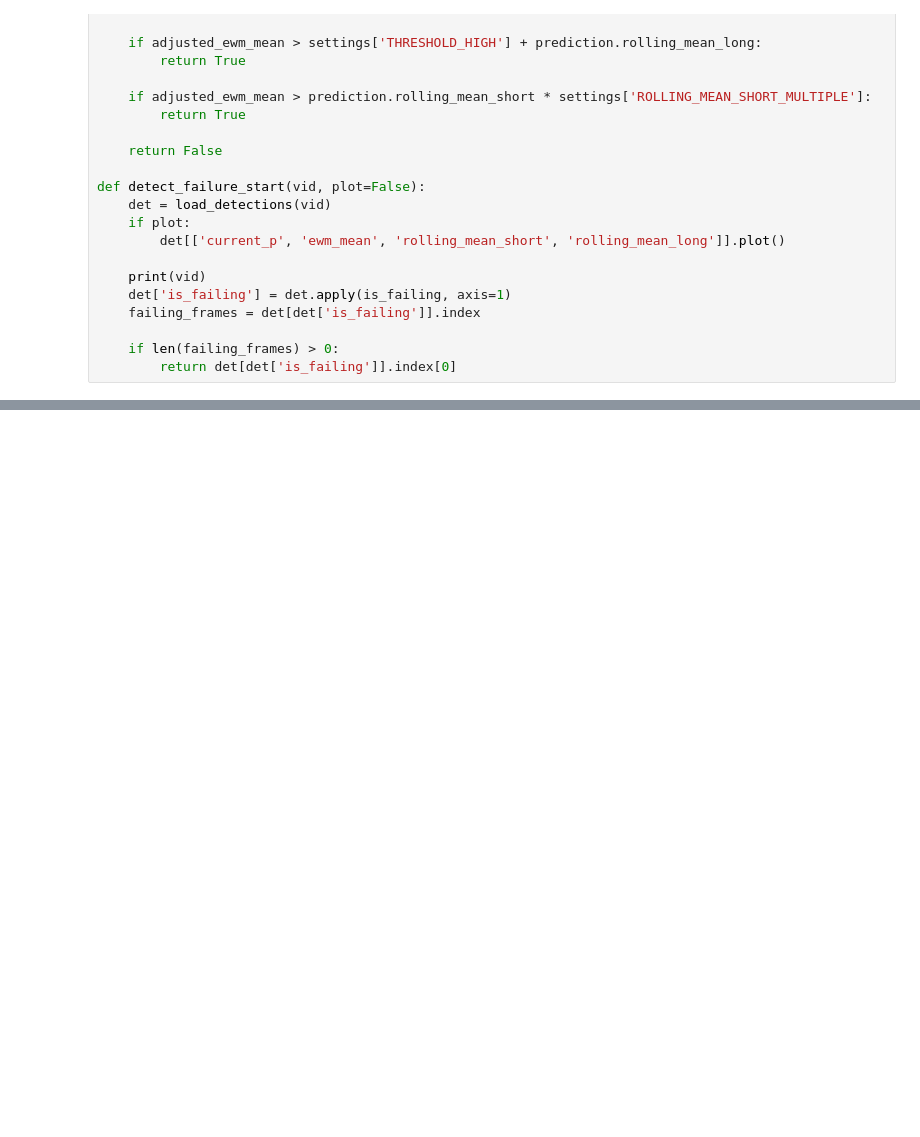
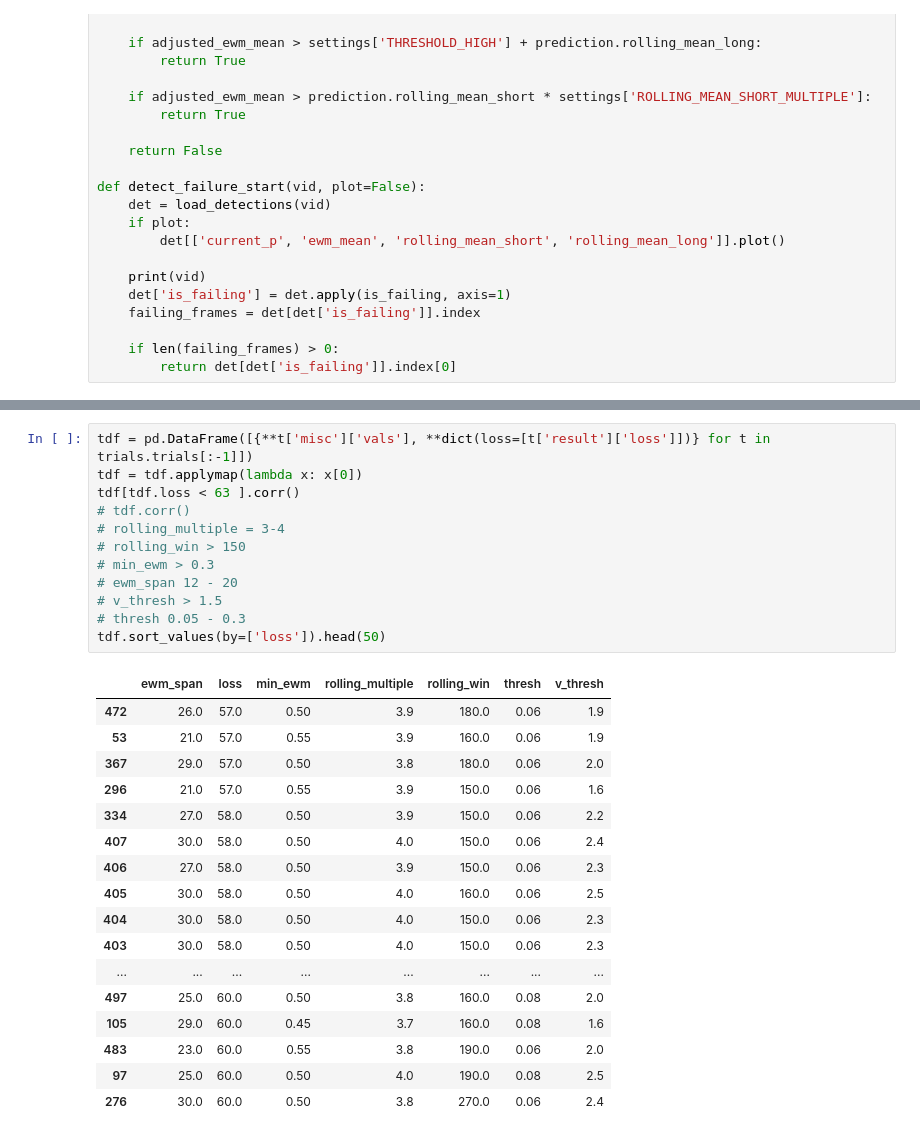
Before and after one commit to test-v1/notebooks-1, a Jupyter notebook: yolo/Prod Model Validation.ipynb, the cells around one changed output, grey strips where cells are left out. Saved outputs shown, nothing was run; the diff lists cells and outputs as text; blank space fills up the shorter version.

```diff
--- a/yolo/Prod Model Validation.ipynb
+++ b/yolo/Prod Model Validation.ipynb
@@ -369,0 +471,30 @@ Text(0, 0.5, '$val$')
+# %%
+tdf = pd.DataFrame([{**t['misc']['vals'], **dict(loss=[t['result']['loss']])} for t in trials.trials[:-1]])
+tdf = tdf.applymap(lambda x: x[0])
+tdf[tdf.loss < 63 ].corr()
+# tdf.corr()
+# rolling_multiple = 3-4
+# rolling_win > 150
+# min_ewm > 0.3
+# ewm_span 12 - 20
+# v_thresh > 1.5
+# thresh 0.05 - 0.3
+tdf.sort_values(by=['loss']).head(50)
+# %% [output]
+|  | ewm_span | loss | min_ewm | rolling_multiple | rolling_win | thresh | v_thresh |
+| 472 | 26.0 | 57.0 | 0.50 | 3.9 | 180.0 | 0.06 | 1.9 |
+| 53 | 21.0 | 57.0 | 0.55 | 3.9 | 160.0 | 0.06 | 1.9 |
+| 367 | 29.0 | 57.0 | 0.50 | 3.8 | 180.0 | 0.06 | 2.0 |
+| 296 | 21.0 | 57.0 | 0.55 | 3.9 | 150.0 | 0.06 | 1.6 |
+| 334 | 27.0 | 58.0 | 0.50 | 3.9 | 150.0 | 0.06 | 2.2 |
+| 407 | 30.0 | 58.0 | 0.50 | 4.0 | 150.0 | 0.06 | 2.4 |
+| 406 | 27.0 | 58.0 | 0.50 | 3.9 | 150.0 | 0.06 | 2.3 |
+| 405 | 30.0 | 58.0 | 0.50 | 4.0 | 160.0 | 0.06 | 2.5 |
+| 404 | 30.0 | 58.0 | 0.50 | 4.0 | 150.0 | 0.06 | 2.3 |
+| 403 | 30.0 | 58.0 | 0.50 | 4.0 | 150.0 | 0.06 | 2.3 |
+| ... | ... | ... | ... | ... | ... | ... | ... |
+| 497 | 25.0 | 60.0 | 0.50 | 3.8 | 160.0 | 0.08 | 2.0 |
+| 105 | 29.0 | 60.0 | 0.45 | 3.7 | 160.0 | 0.08 | 1.6 |
+| 483 | 23.0 | 60.0 | 0.55 | 3.8 | 190.0 | 0.06 | 2.0 |
+| 97 | 25.0 | 60.0 | 0.50 | 4.0 | 190.0 | 0.08 | 2.5 |
+| 276 | 30.0 | 60.0 | 0.50 | 3.8 | 270.0 | 0.06 | 2.4 |
```
Also changed, not shown: parts of 17 cells of this notebook.
